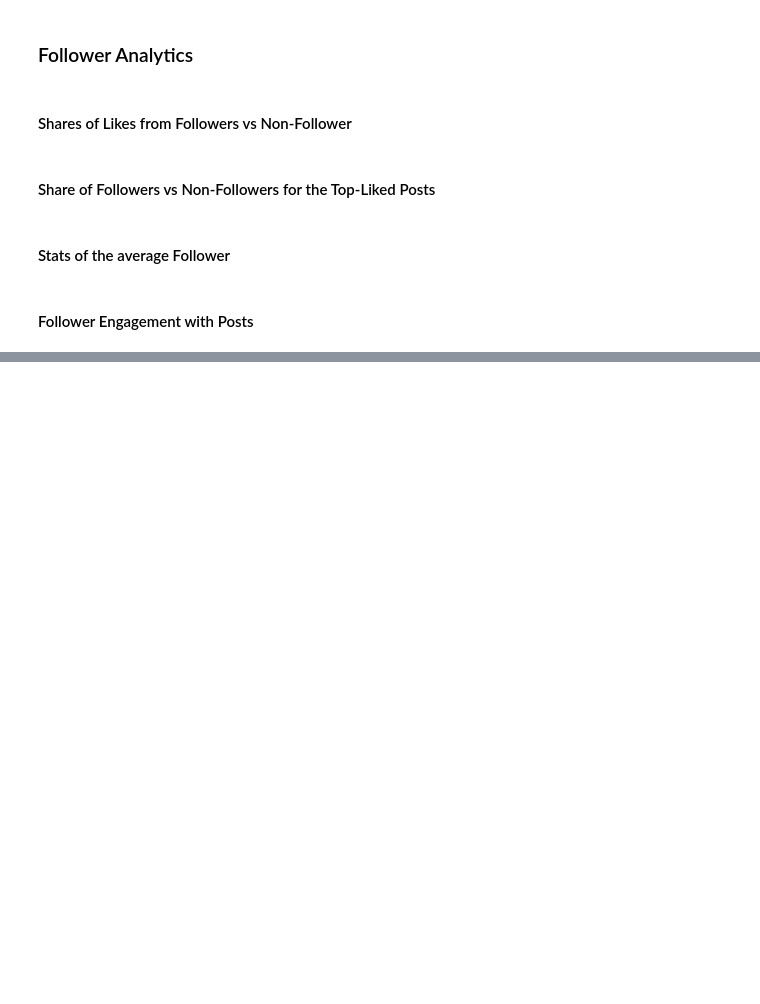
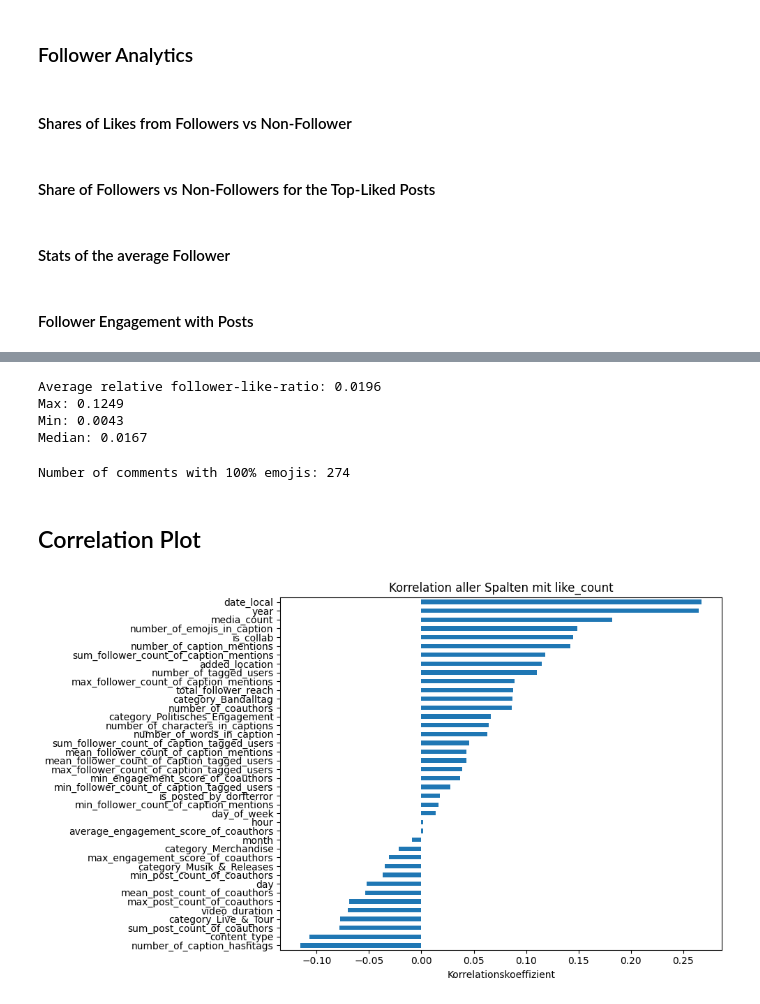
Before and after one commit to NiklNKL/dj-gpt, a Jupyter notebook: insta_scraping/insta_analytics_notebooks/visualization_notebook.ipynb, the cells around one changed output, grey strips where cells are left out. Saved outputs shown, nothing was run; the diff lists cells and outputs as text; code cells hidden in the pictures; blank space fills up the shorter version.

```diff
--- a/insta_scraping/insta_analytics_notebooks/visualization_notebook.ipynb
+++ b/insta_scraping/insta_analytics_notebooks/visualization_notebook.ipynb
@@ -1277,0 +1623,11 @@ fig.show()
+# %%
+avg_follower_like_ratio = posts_df['follower_like_ratio'].mean()
+print(f"Average relative follower-like-ratio: {avg_follower_like_ratio:.4f}")
+print(f"Max: {posts_df['follower_like_ratio'].max():.4f}")
+print(f"Min: {posts_df['follower_like_ratio'].min():.4f}")
+print(f"Median: {posts_df['follower_like_ratio'].median():.4f}")
+# %% [output]
+Average relative follower-like-ratio: 0.0196
+Max: 0.1249
+Min: 0.0043
+Median: 0.0167
@@ -1277,0 +1681,42 @@ fig.show()
+# %%
+# Count comments with 100% emojis using comments_df
+def is_emoji_only(text):
+    text = str(text).strip()
+    return all(char in emoji.EMOJI_DATA or char.isspace() for char in text) and text != ""
+
+emoji_only_count = comments_df['text'].apply(is_emoji_only).sum()
+print(f"Number of comments with 100% emojis: {emoji_only_count}")
+# %% [output]
+Number of comments with 100% emojis: 274
+# %% [markdown]
+## Correlation Plot
+# %%
+import pandas as pd
+from pathlib import Path
+import matplotlib.pyplot as plt
+
+root_path = Path(".").resolve()
+
+dorfterror_fe = pd.read_parquet(
+    root_path / "insta_analytics_notebooks" / "dorfterror_feature_engineered.parquet"
+)
+
+temp_df = dorfterror_fe.copy()
+
+temp_df = temp_df.drop(columns=["follower_like_ratio"])
+correlations = temp_df.corr()['like_count'].drop('like_count')
+
+correlation_df = pd.DataFrame({
+    'Spalte': correlations.index,
+    'Korrelation': correlations.values
+}).sort_values('Korrelation', ascending=False, key=abs)
+
+
+plt.figure(figsize=(10, 6))
+correlations.sort_values().plot(kind='barh')
+plt.title('Korrelation aller Spalten mit like_count')
+plt.xlabel('Korrelationskoeffizient')
+plt.tight_layout()
+plt.show()
+# %% [output]
+[figure, added]
```
Also changed, not shown: parts of 29 cells of this notebook, 11 other files.
